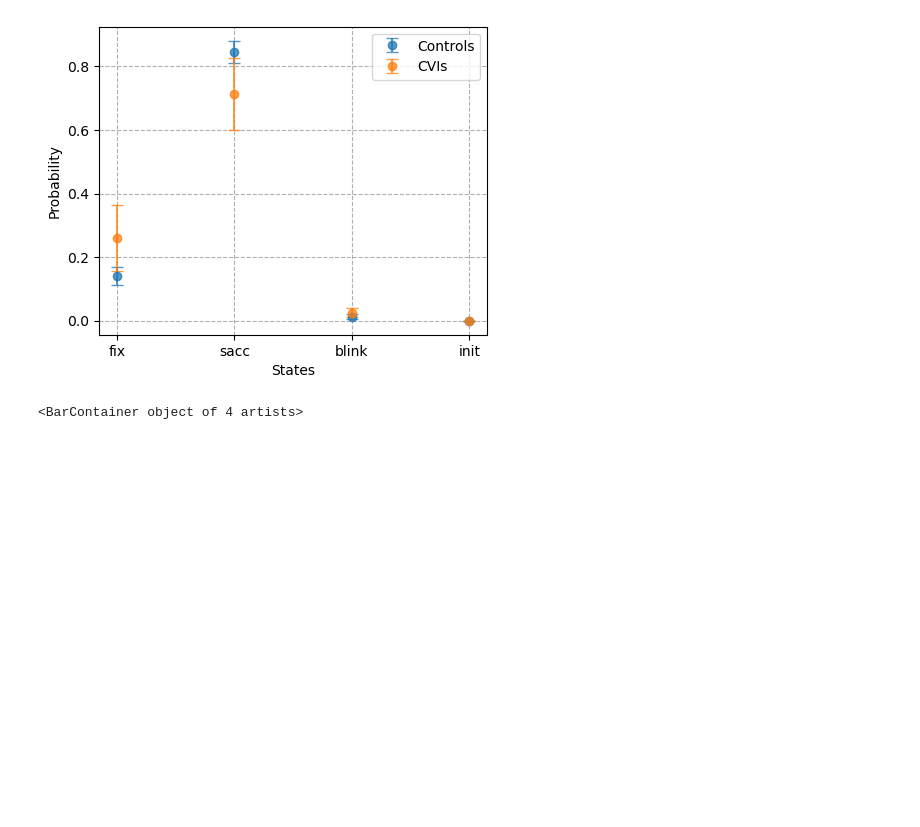
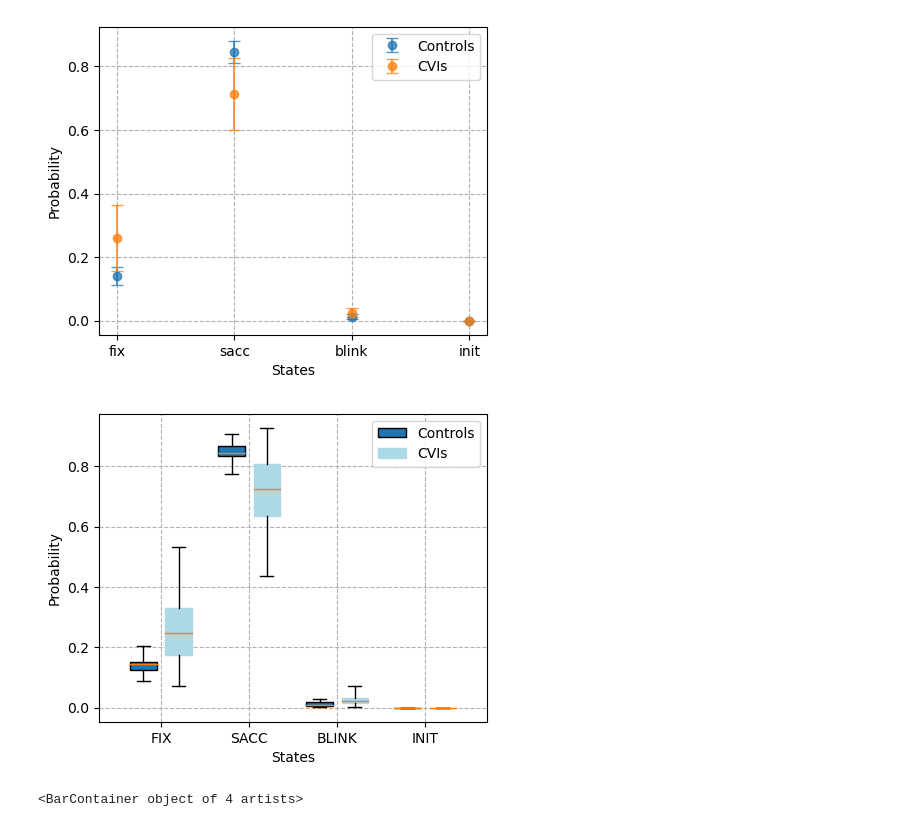
Before and after one commit to Hong7Cong/EyeTrackingasMC, a Jupyter notebook: EDA_eyetracking.ipynb, the cells around one changed output. Cells and saved outputs as stored; diff of their text form; code cells hidden in the pictures; blank space fills up the shorter version.

```diff
--- a/EDA_eyetracking.ipynb
+++ b/EDA_eyetracking.ipynb
@@ -116,8 +116,8 @@ class ImageTrial:
 # %% [markdown]
 ## Testing
 # %%
-# DATA_ROOT = "/mnt/c/Users/PCM/Dropbox/cvi-asc/"
-DATA_ROOT = "/home/hong/cvi-asc/"
+DATA_ROOT = "/mnt/c/Users/PCM/Dropbox/cvi-asc/"
+# DATA_ROOT = "/home/hong/cvi-asc/"
 # %%
 # Get IDs of controls and cvi from files
 ids = [i for i in os.listdir(DATA_ROOT) if i.endswith(".asc")]
@@ -179,0 +182,6 @@ from jajapy.base.Set import Set
+# %%
+import json
+# with open('markov_chains_swapped.json', 'rb') as f:
+f = open('markov_chains_swapped.json')
+markov_chains_swapped = json.load(f)
+markov_chains_swapped.keys()
@@ -438,6 +495,29 @@ plt.xlabel('States')
 # %% [output]
 Text(0.5, 0, 'States')
 [figure]
+# %%
+# Import libraries
+import matplotlib.pyplot as plt
+import numpy as np
+pyplt.rcParams["figure.figsize"] = (5, 4)
+X = ['FIX', 'SACC', 'BLINK', 'INIT']
+X_axis = np.arange(len(X))
+c = 'lightblue'
+# Creating plot
+bp1 = plt.boxplot([np.row_stack(ctrl_temp)[:,i] for i in range(4)], widths=0.3, positions = X_axis - 0.2, patch_artist=True, notch=False, whis=2.5)
+bp2 = plt.boxplot([np.row_stack(cvi_temp)[:,i] for i in range(4)], widths=0.3, positions = X_axis + 0.2, patch_artist=True, notch=False, whis=2.5,
+                  boxprops=dict(facecolor=c, color=c))
+
+plt.xticks(X_axis, X)
+plt.grid(linestyle='--')
+# plt.legend(['Controls', 'CVIs'])
+plt.legend([bp1["boxes"][0], bp2["boxes"][0]], ['Controls', 'CVIs'], loc='upper right')
+plt.ylabel('Probability')
+plt.xlabel('States')
+# show plot
+plt.show()
+# %% [output]
+[figure, added]
 # %%
 fig, ax = plt.subplots(1, 1)
 ax.bar(['fix', 'sacc', 'blink', 'init'], get_stationary_dis(ctmc_ctrl_model), color= 'red', alpha=0.3)
```
Also changed, not shown: parts of 15 cells of this notebook, 8 other files.
